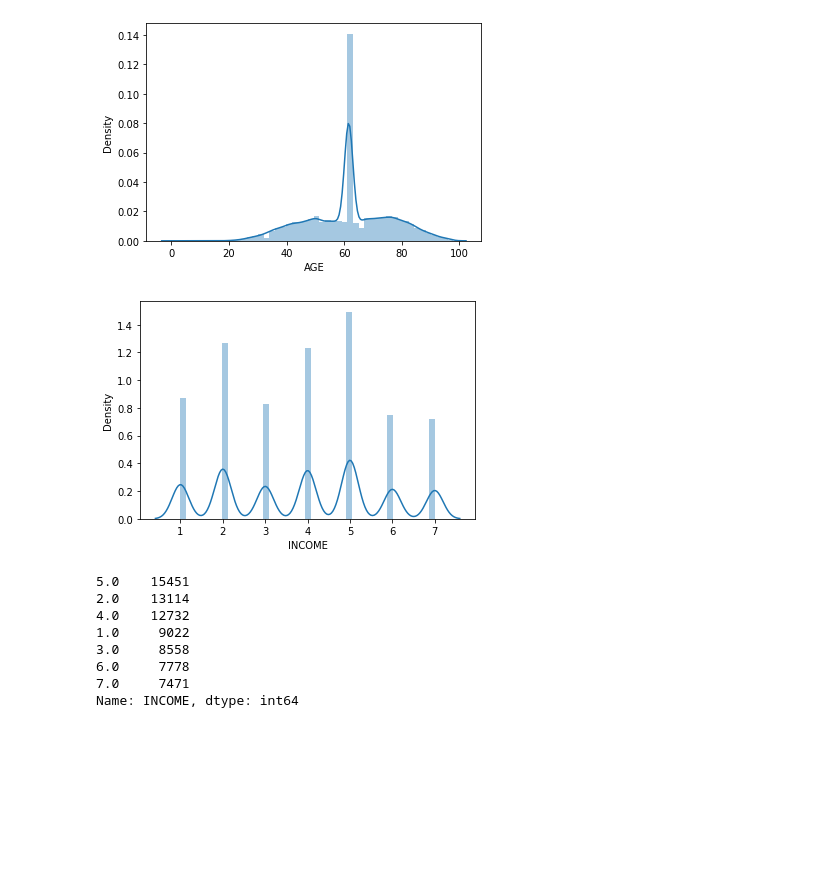
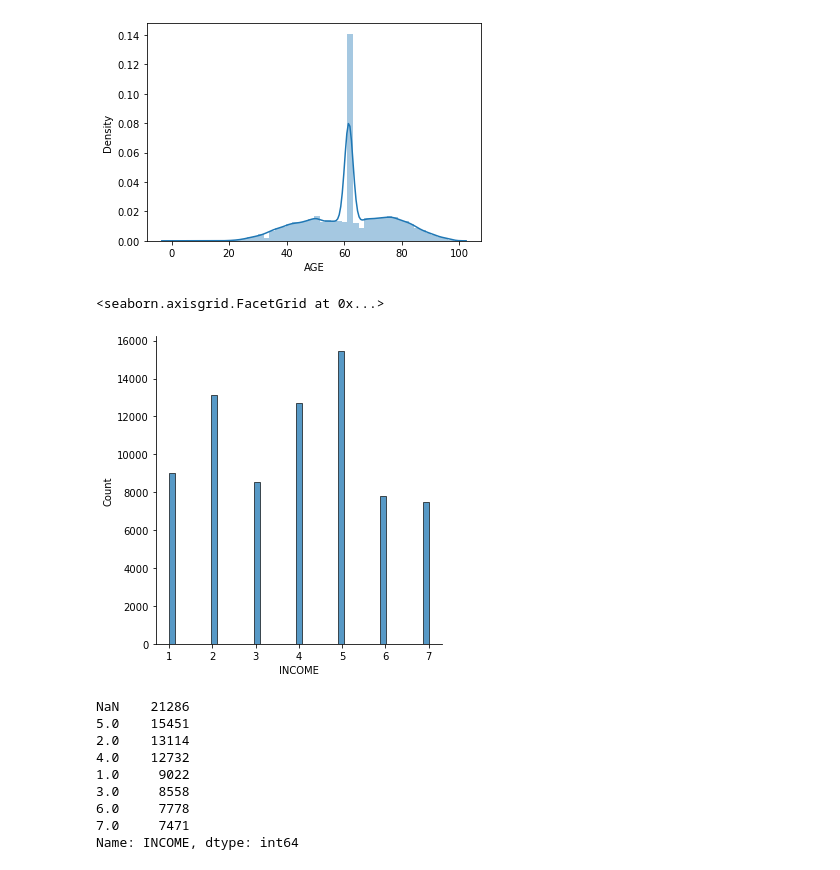
Before and after one commit to JuliaVazquez/lab-revisiting-machine-learning, a Jupyter notebook: L. 7.01 7.02 original.ipynb, the cells around one changed output. Cells and saved outputs as stored; diff of their text form; code cells hidden in the pictures; blank space fills up the shorter version.

```diff
--- a/L. 7.01 7.02 original.ipynb
+++ b/L. 7.01 7.02 original.ipynb
@@ -752,17 +857,16 @@ plt.show()
 #probably would be a bit better to use a predictive method here but this works
 # %% [output]
 [figure]
-# %%
-#sns.distplot(numerical['INCOME'])  # this will not work as there are NaNs in the column
-sns.distplot(numerical[numerical['INCOME'].isna()==False]['INCOME'])
-plt.show()
-# %% [output]
-[figure, removed]
+# %%
+sns.displot(numerical['INCOME'])
+# %% [output]
+<seaborn.axisgrid.FacetGrid at 0x...>
+[figure, added]
 # %%
 # looks like the variable is actually categorical. We can verify it by using value_counts()
-print(numerical['INCOME'].value_counts())
-numerical['INCOME'] = numerical['INCOME'].astype('object')
+numerical['INCOME'].value_counts(dropna=False)
 # %% [output]
+NaN    21286
 5.0    15451
 2.0    13114
 4.0    12732
```
Also changed, not shown: parts of 68 cells of this notebook, 3 other files.
